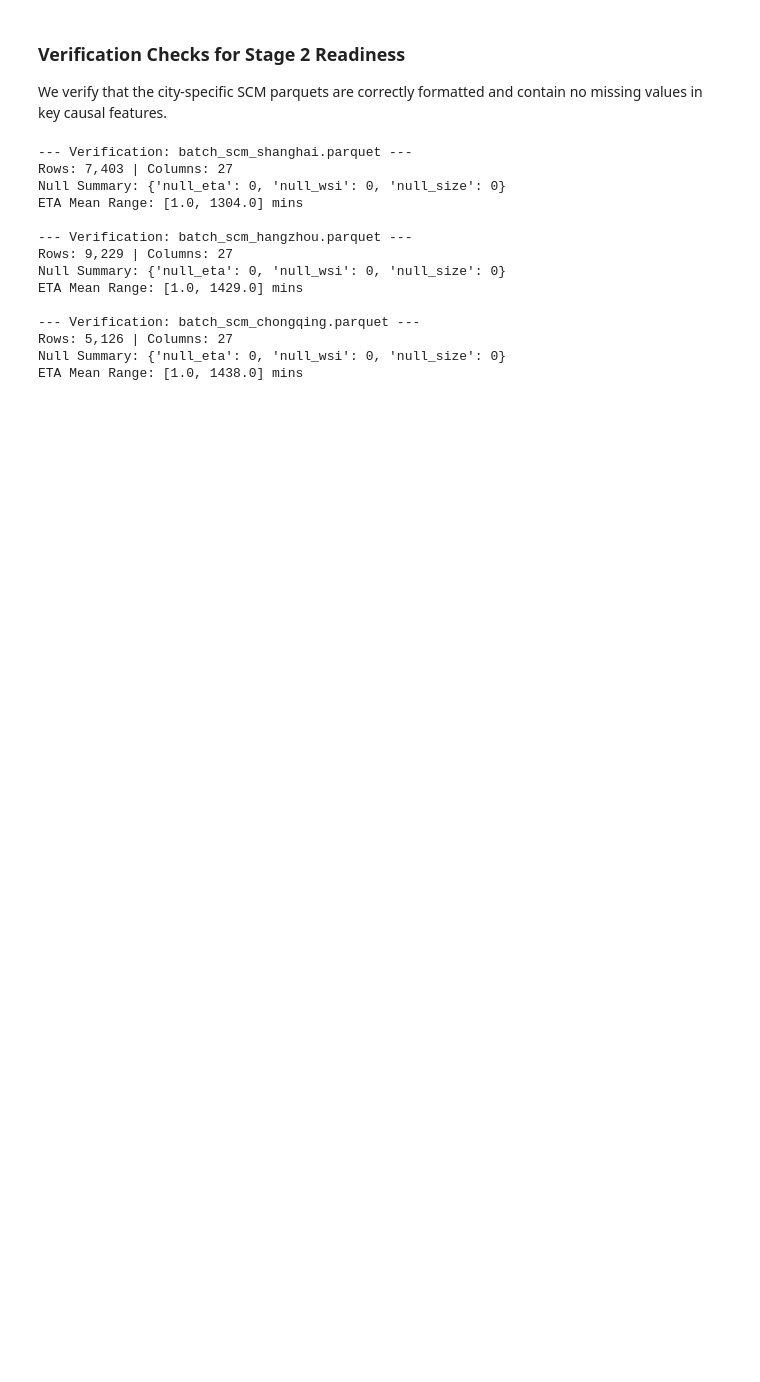
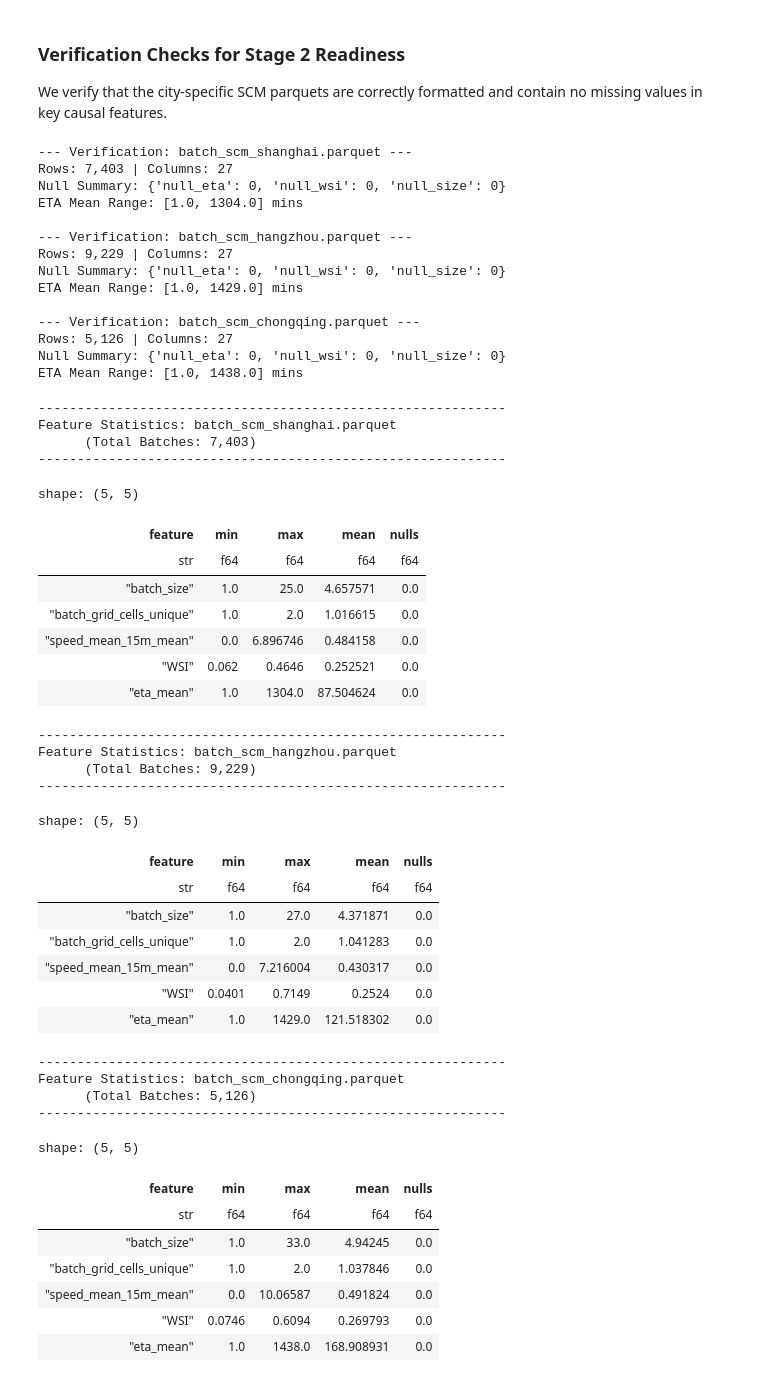
Before and after one commit to aymuos/endgame, a Jupyter notebook: 00_master_feature_creator.ipynb, the cells around one changed output. Cells and saved outputs as stored; diff of their text form; code cells hidden in the pictures; blank space fills up the shorter version.

```diff
--- a/00_master_feature_creator.ipynb
+++ b/00_master_feature_creator.ipynb
@@ -2138,3 +2231,82 @@ ETA Mean Range: [1.0, 1429.0] mins
 Rows: 5,126 | Columns: 27
 Null Summary: {'null_eta': 0, 'null_wsi': 0, 'null_size': 0}
 ETA Mean Range: [1.0, 1438.0] mins
+# %%
+import polars as pl
+import os
+
+causal_features = [
+    "batch_size",
+    "batch_aoi_entropy",
+    "batch_grid_cells_unique",
+    "speed_mean_15m_mean",
+    "WSI",
+    "eta_mean"
+]
+
+scm_files = ['batch_scm_shanghai.parquet', 'batch_scm_hangzhou.parquet', 'batch_scm_chongqing.parquet']
+
+for file_name in scm_files:
+    path = os.path.join(OUTPUT_DIR, file_name)
+    if not os.path.exists(path):
+        continue
+    df = pl.read_parquet(path)
+
+    print(f"\n{'-'*60}")
+    print(f"Feature Statistics: {file_name}")
+    print(f"{' ' * 5} (Total Batches: {df.height:,})")
+    print(f"{'-'*60}")
+
+    summary_rows = []
+    for feat in causal_features:
+        if feat in df.columns:
+            # Cast stats to float64 to ensure schema consistency during concat
+            stats = df.select([
+                pl.lit(feat).alias("feature"),
+                pl.col(feat).min().cast(pl.Float64).alias("min"),
+                pl.col(feat).max().cast(pl.Float64).alias("max"),
+                pl.col(feat).mean().cast(pl.Float64).alias("mean"),
+                pl.col(feat).null_count().cast(pl.Float64).alias("nulls")
+            ])
+            summary_rows.append(stats)
+
+    if summary_rows:
+        final_summary = pl.concat(summary_rows)
+        display(final_summary)
+# %% [output]
+------------------------------------------------------------
+Feature Statistics: batch_scm_shanghai.parquet
+      (Total Batches: 7,403)
+------------------------------------------------------------
+shape: (5, 5)
+| feature | min | max | mean | nulls |
+| str | f64 | f64 | f64 | f64 |
+| "batch_size" | 1.0 | 25.0 | 4.657571 | 0.0 |
+| "batch_grid_cells_unique" | 1.0 | 2.0 | 1.016615 | 0.0 |
+| "speed_mean_15m_mean" | 0.0 | 6.896746 | 0.484158 | 0.0 |
+| "WSI" | 0.062 | 0.4646 | 0.252521 | 0.0 |
+| "eta_mean" | 1.0 | 1304.0 | 87.504624 | 0.0 |
+------------------------------------------------------------
+Feature Statistics: batch_scm_hangzhou.parquet
+      (Total Batches: 9,229)
+------------------------------------------------------------
+shape: (5, 5)
+| feature | min | max | mean | nulls |
+| str | f64 | f64 | f64 | f64 |
+| "batch_size" | 1.0 | 27.0 | 4.371871 | 0.0 |
+| "batch_grid_cells_unique" | 1.0 | 2.0 | 1.041283 | 0.0 |
+| "speed_mean_15m_mean" | 0.0 | 7.216004 | 0.430317 | 0.0 |
+| "WSI" | 0.0401 | 0.7149 | 0.2524 | 0.0 |
+| "eta_mean" | 1.0 | 1429.0 | 121.518302 | 0.0 |
+------------------------------------------------------------
+Feature Statistics: batch_scm_chongqing.parquet
+      (Total Batches: 5,126)
+------------------------------------------------------------
+shape: (5, 5)
+| feature | min | max | mean | nulls |
+| str | f64 | f64 | f64 | f64 |
+| "batch_size" | 1.0 | 33.0 | 4.94245 | 0.0 |
+| "batch_grid_cells_unique" | 1.0 | 2.0 | 1.037846 | 0.0 |
+| "speed_mean_15m_mean" | 0.0 | 10.06587 | 0.491824 | 0.0 |
+| "WSI" | 0.0746 | 0.6094 | 0.269793 | 0.0 |
+| "eta_mean" | 1.0 | 1438.0 | 168.908931 | 0.0 |
```
Also changed, not shown: parts of 4 cells of this notebook.
